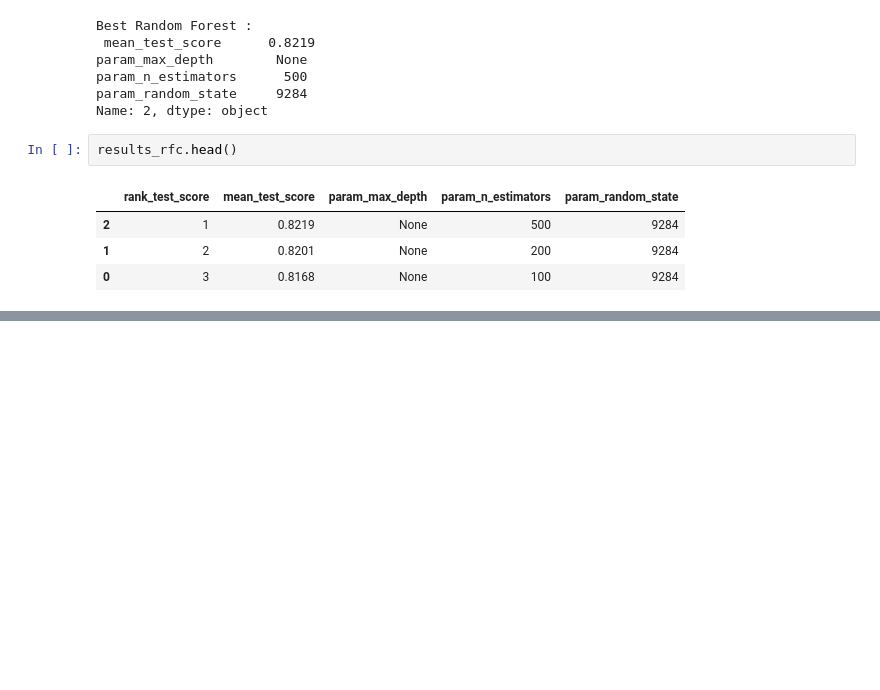
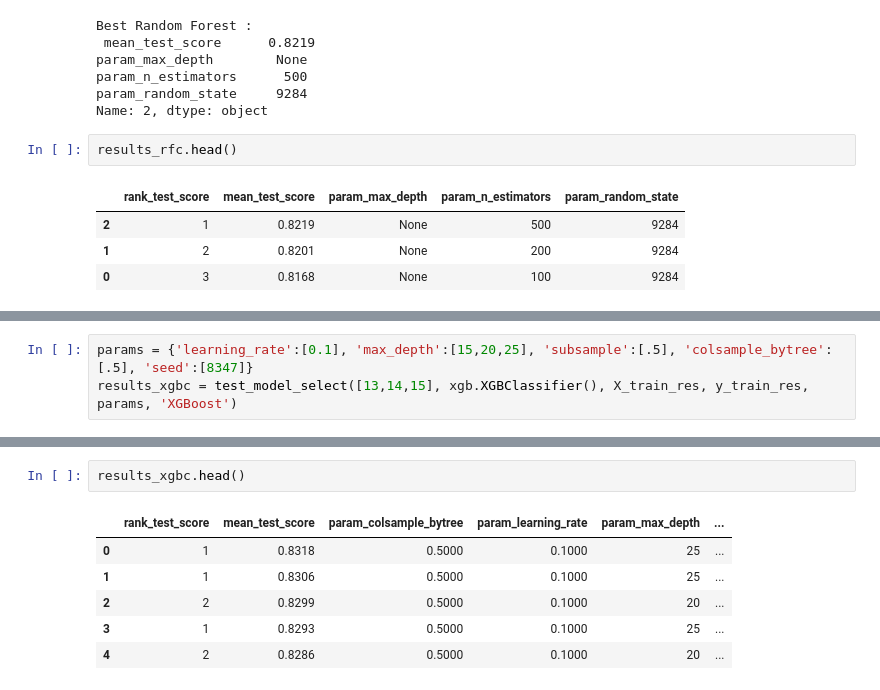
Before and after one commit to ViniciusCastillo/Test_Einstein, a Jupyter notebook: notebooks/Classification_Test.ipynb, the cells around one changed output, grey strips where cells are left out. Drawn from its saved outputs; the diff is of its cells as text; blank space fills up the shorter version.

```diff
--- a/notebooks/Classification_Test.ipynb
+++ b/notebooks/Classification_Test.ipynb
@@ -514,0 +564,3 @@ results_rfc.head()
+# %%
+params = {'learning_rate':[0.1], 'max_depth':[15,20,25], 'subsample':[.5], 'colsample_bytree':[.5], 'seed':[8347]}
+results_xgbc = test_model_select([13,14,15], xgb.XGBClassifier(), X_train_res, y_train_res, params, 'XGBoost')
@@ -514,0 +585,9 @@ results_rfc.head()
+# %%
+results_xgbc.head()
+# %% [output]
+|  | rank_test_score | mean_test_score | param_colsample_bytree | param_learning_rate | param_max_depth | ... |
+| 0 | 1 | 0.8318 | 0.5000 | 0.1000 | 25 | ... |
+| 1 | 1 | 0.8306 | 0.5000 | 0.1000 | 25 | ... |
+| 2 | 2 | 0.8299 | 0.5000 | 0.1000 | 20 | ... |
+| 3 | 1 | 0.8293 | 0.5000 | 0.1000 | 25 | ... |
+| 4 | 2 | 0.8286 | 0.5000 | 0.1000 | 20 | ... |
```
Also changed, not shown: parts of 69 cells of this notebook.
